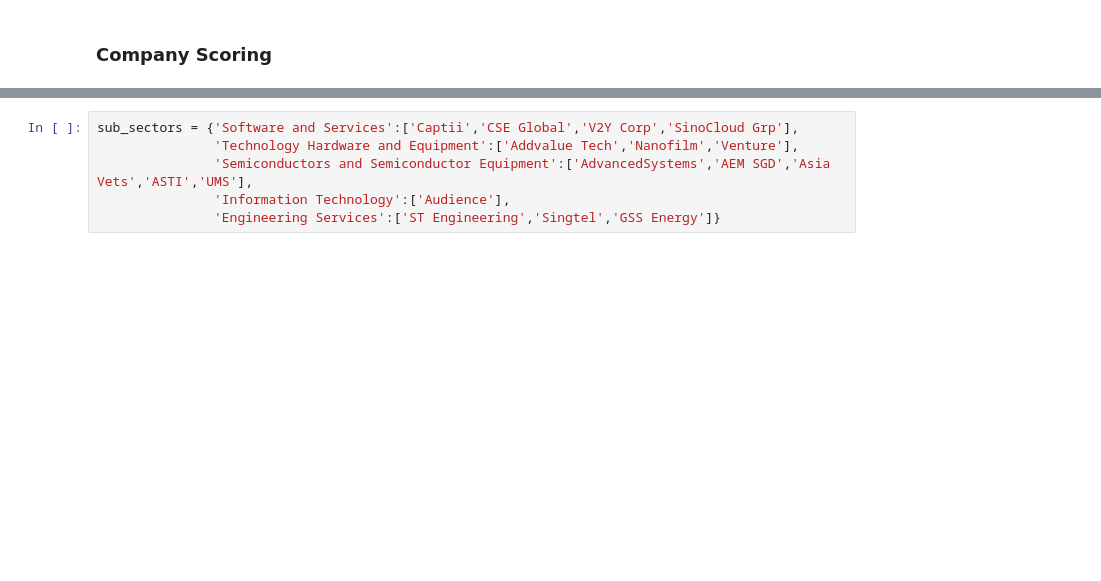
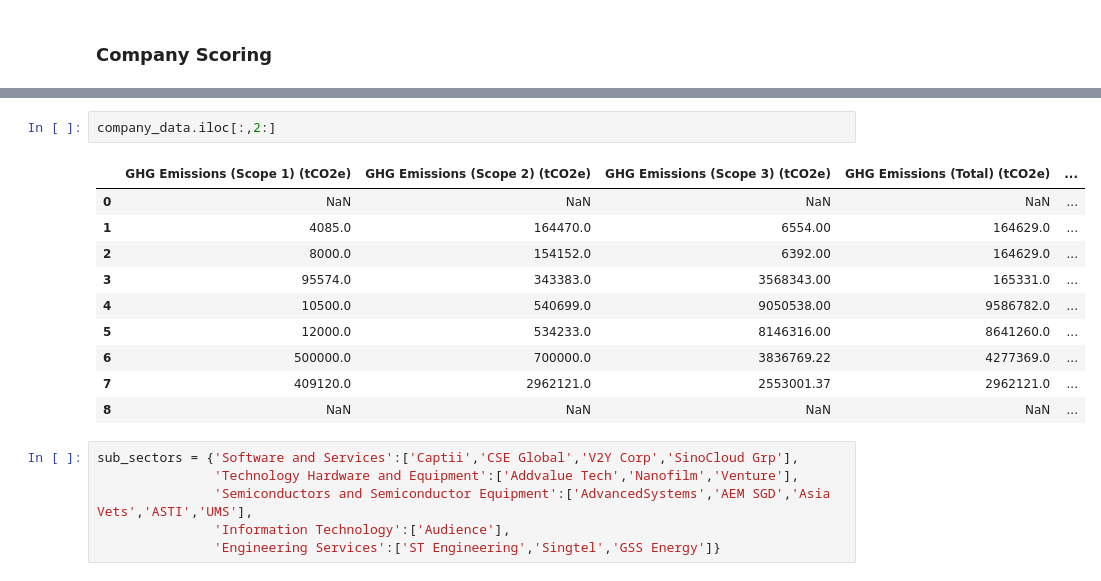
Before and after one commit to heyyyjiaming/DSS5105_BugBuster, a Jupyter notebook: model/ESG-Scoring-function.ipynb, the cells around one changed output, grey strips where cells are left out. Cells and saved outputs as stored; diff of their text form; blank space fills up the shorter version.

```diff
--- a/model/ESG-Scoring-function.ipynb
+++ b/model/ESG-Scoring-function.ipynb
@@ -156,3 +190,16 @@ company_data = pd.read_excel(company_file_path)
+# %%
+company_data.iloc[:,2:]
+# %% [output]
+|  | GHG Emissions (Scope 1) (tCO2e) | GHG Emissions (Scope 2) (tCO2e) | GHG Emissions (Scope 3) (tCO2e) | GHG Emissions (Total) (tCO2e) | ... |
+| 0 | NaN | NaN | NaN | NaN | ... |
+| 1 | 4085.0 | 164470.0 | 6554.00 | 164629.0 | ... |
+| 2 | 8000.0 | 154152.0 | 6392.00 | 164629.0 | ... |
+| 3 | 95574.0 | 343383.0 | 3568343.00 | 165331.0 | ... |
+| 4 | 10500.0 | 540699.0 | 9050538.00 | 9586782.0 | ... |
+| 5 | 12000.0 | 534233.0 | 8146316.00 | 8641260.0 | ... |
+| 6 | 500000.0 | 700000.0 | 3836769.22 | 4277369.0 | ... |
+| 7 | 409120.0 | 2962121.0 | 2553001.37 | 2962121.0 | ... |
+| 8 | NaN | NaN | NaN | NaN | ... |
 # %%
 sub_sectors = {'Software and Services':['Captii','CSE Global','V2Y Corp','SinoCloud Grp'],
                'Technology Hardware and Equipment':['Addvalue Tech','Nanofilm','Venture'],
```
Also changed, not shown: parts of 7 cells of this notebook, 5 other files.
